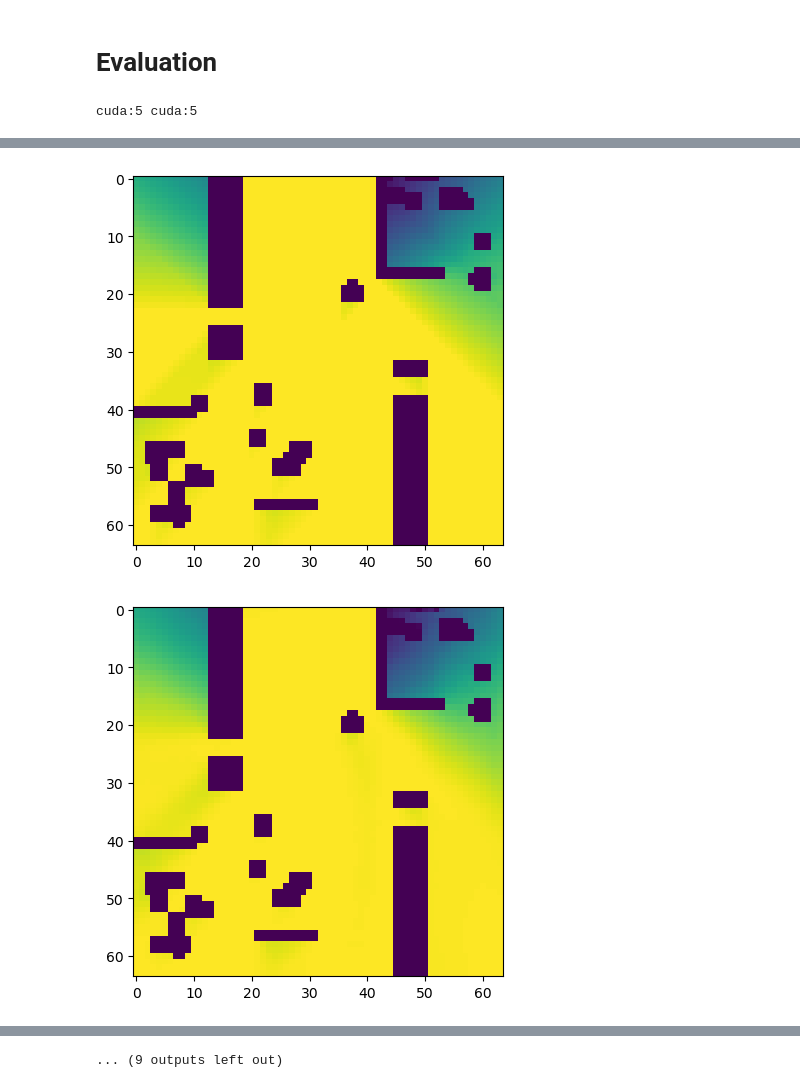
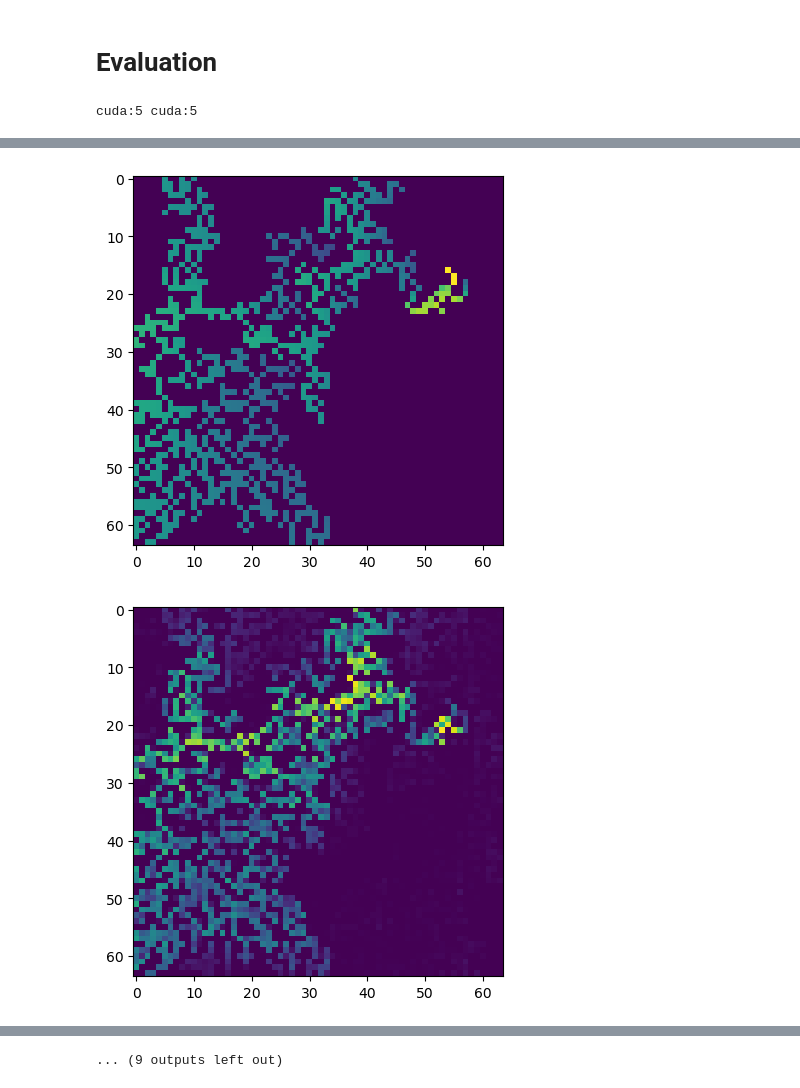
Before and after one commit to DrozdovDan/HS_HW_TransPath, a Jupyter notebook: workflow_cf_test.ipynb, the cells around one changed output, grey strips where cells are left out. Saved outputs shown, nothing was run; the diff lists cells and outputs as text; code cells hidden in the pictures.

```diff
--- a/workflow_cf_test.ipynb
+++ b/workflow_cf_test.ipynb
@@ -533,7 +536,7 @@ torch.save(model.state_dict(), f'{weights_dir}/model_{timestr}')
 # %% [markdown]
 # Evaluation
 # %%
-model_path = './weights/platinum_cf_model'
+model_path = './weights/platinum_alex_200_cf_model'
 indices = [0, 10, 20, 30, 40, 50, 60, 70, 80, 90]
 
 eval_model = TransPathModel().to(torch.device(f'{accelerator}:{devices[-1]}'))
@@ -565,2 +568,2 @@ cuda:5 cuda:5
-[figure, old version]
+[figure, new version]
-[figure, old version]
+[figure, new version]
```
Also changed, not shown: parts of 5 cells of this notebook, 8 other files.
